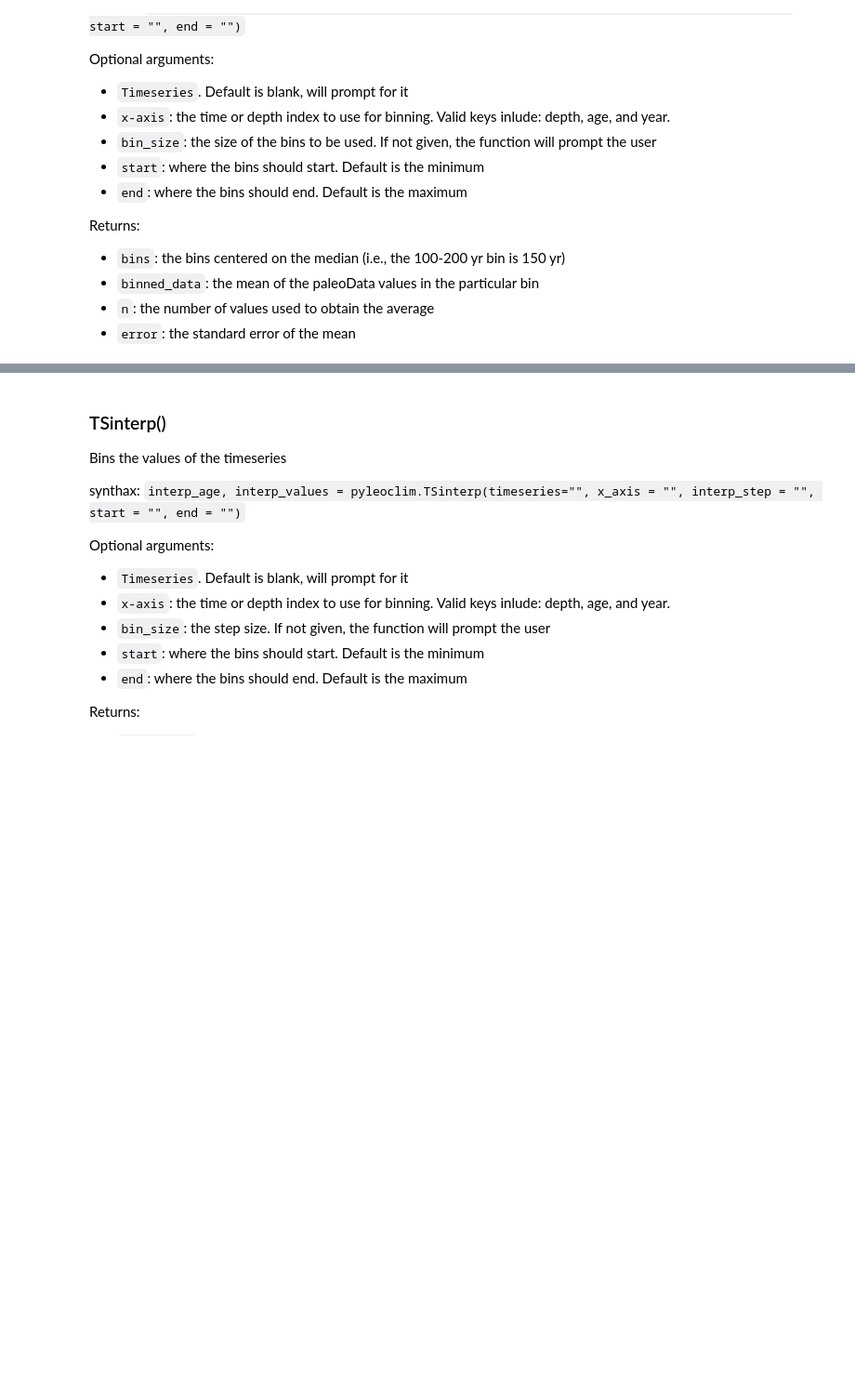
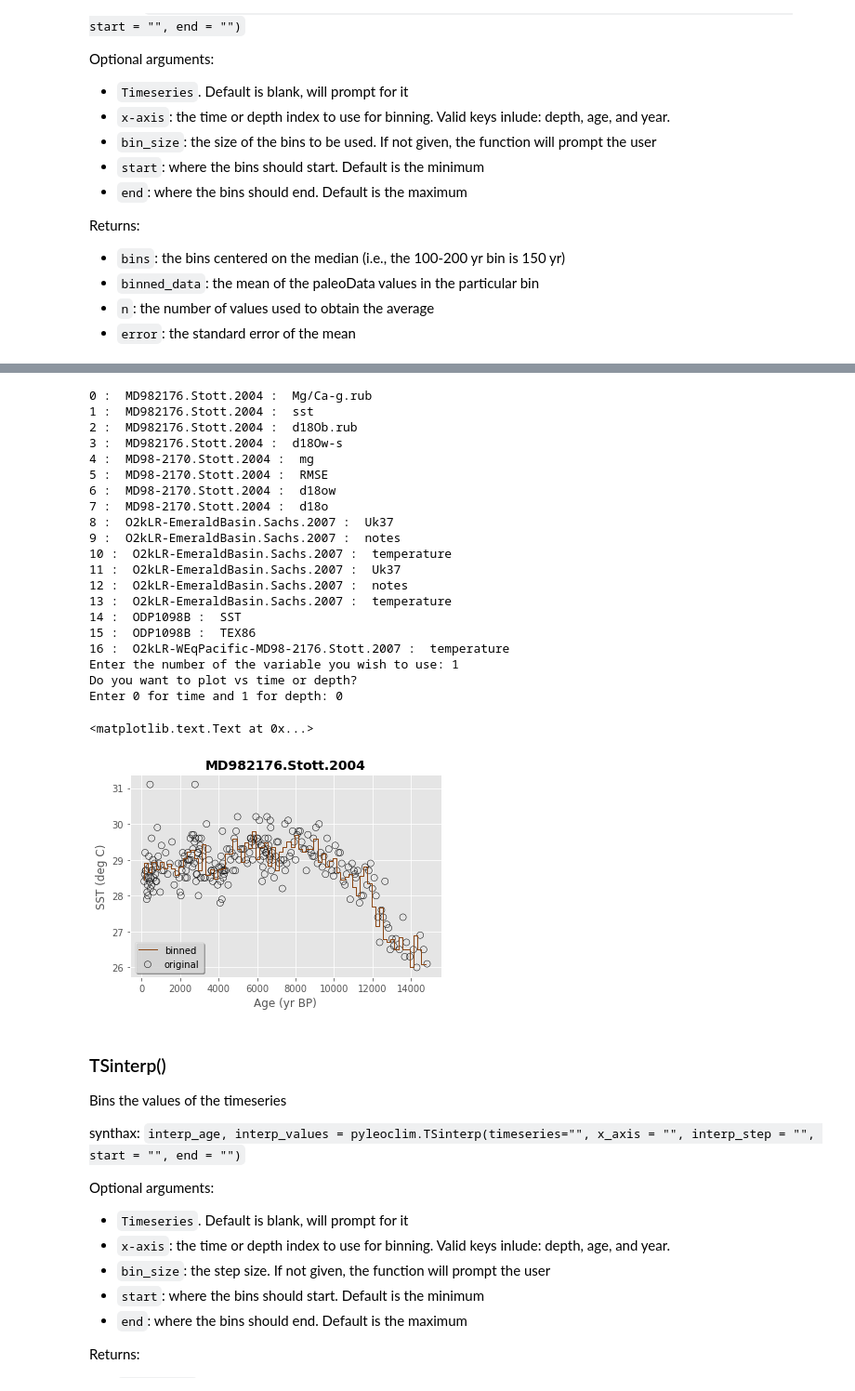
Before and after one commit to LinkedEarth/Pyleoclim_util, a Jupyter notebook: Example/PyleoclimQuickstart.ipynb, the cells around one changed output, grey strips where cells are left out. Shown at 93% size. Cells and saved outputs as stored; diff of their text form; code cells hidden in the pictures; blank space fills up the shorter version.

Commit message:
Update to Jupyter Notebook
Add figures for bin and interpolation functions

```diff
--- a/Example/PyleoclimQuickstart.ipynb
+++ b/Example/PyleoclimQuickstart.ipynb
@@ -312,3 +288,63 @@ print(error)
+# %%
+"""
+Note the following provides an example on how to use pyleoclim in conjunction with making your own plots.
+This example is mean to work with the following timeseries: MD982176.Stott.2004 :  sst
+"""
+
+# get a new timeseries object
+new_timeseries = pyleo.getTSO(pyleo.time_series)
+
+# Bin the data
+bin_size = 200
+bins, binned_data, n, error  = pyleo.TSbin(timeseries = new_timeseries, bin_size = bin_size)
+
+# Get the archiveType
+archiveType = pyleo.LiPDtoOntology(new_timeseries["archiveType"])
+
+# Make a figure of the binned vs original data
+import matplotlib.pyplot as plt
+% matplotlib inline
+plt.style.use("ggplot")
+marker = [pyleo.plot_default[archiveType][0], pyleo.plot_default[archiveType][1]] #define color coding
+markersize = 50 #define marker size
+plt.scatter(new_timeseries["age"], new_timeseries["paleoData_values"],
+           s = markersize,
+           facecolor = 'none',
+           edgecolor = 'k',
+           marker = 'o',
+           label = 'original')
+plt.step(bins-bin_size/2,binned_data,
+        where = 'pre',
+        color = marker[0],
+        linewidth = 1.0,
+        label = 'binned')
+plt.xlabel("Age (yr BP)")
+plt.ylabel("SST (deg C)")
+plt.legend(loc = 3, scatterpoints =1, fancybox = True, shadow = True, fontsize = 10)
+plt.title(new_timeseries["dataSetName"], fontsize = 14, fontweight = "bold")
+# %% [output]
+0 :  MD982176.Stott.2004 :  Mg/Ca-g.rub
+1 :  MD982176.Stott.2004 :  sst
+2 :  MD982176.Stott.2004 :  d18Ob.rub
+3 :  MD982176.Stott.2004 :  d18Ow-s
+4 :  MD98-2170.Stott.2004 :  mg
+5 :  MD98-2170.Stott.2004 :  RMSE
+6 :  MD98-2170.Stott.2004 :  d18ow
+7 :  MD98-2170.Stott.2004 :  d18o
+8 :  O2kLR-EmeraldBasin.Sachs.2007 :  Uk37
+9 :  O2kLR-EmeraldBasin.Sachs.2007 :  notes
+10 :  O2kLR-EmeraldBasin.Sachs.2007 :  temperature
+11 :  O2kLR-EmeraldBasin.Sachs.2007 :  Uk37
+12 :  O2kLR-EmeraldBasin.Sachs.2007 :  notes
+13 :  O2kLR-EmeraldBasin.Sachs.2007 :  temperature
+14 :  ODP1098B :  SST
+15 :  ODP1098B :  TEX86
+16 :  O2kLR-WEqPacific-MD98-2176.Stott.2007 :  temperature
+Enter the number of the variable you wish to use: 1
+Do you want to plot vs time or depth?
+Enter 0 for time and 1 for depth: 0
+<matplotlib.text.Text at 0x...>
+[figure, added]
 # %% [markdown]
 ### TSinterp()
 
```
Also changed, not shown: parts of 4 cells of this notebook.
